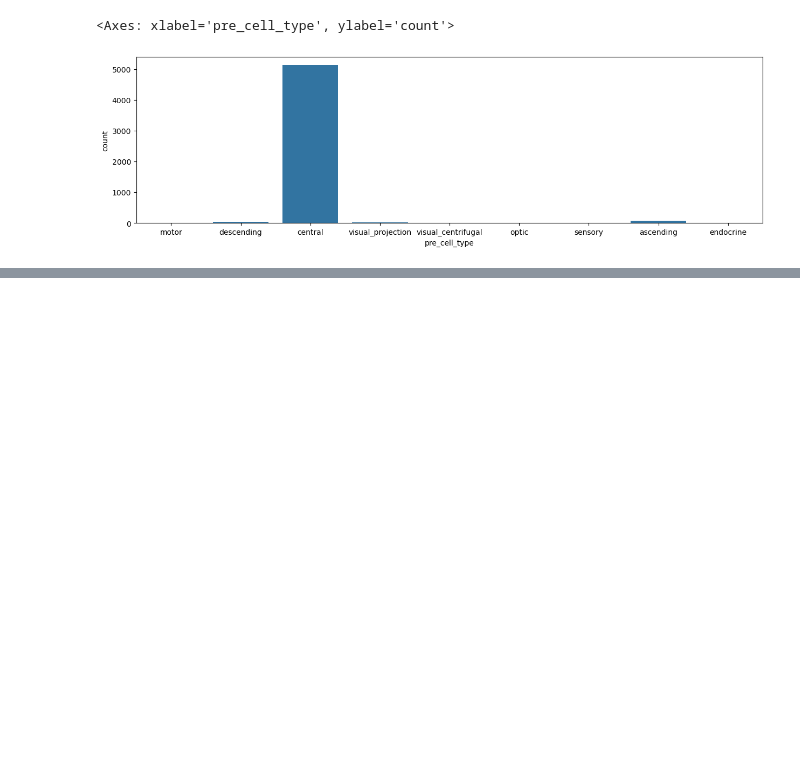
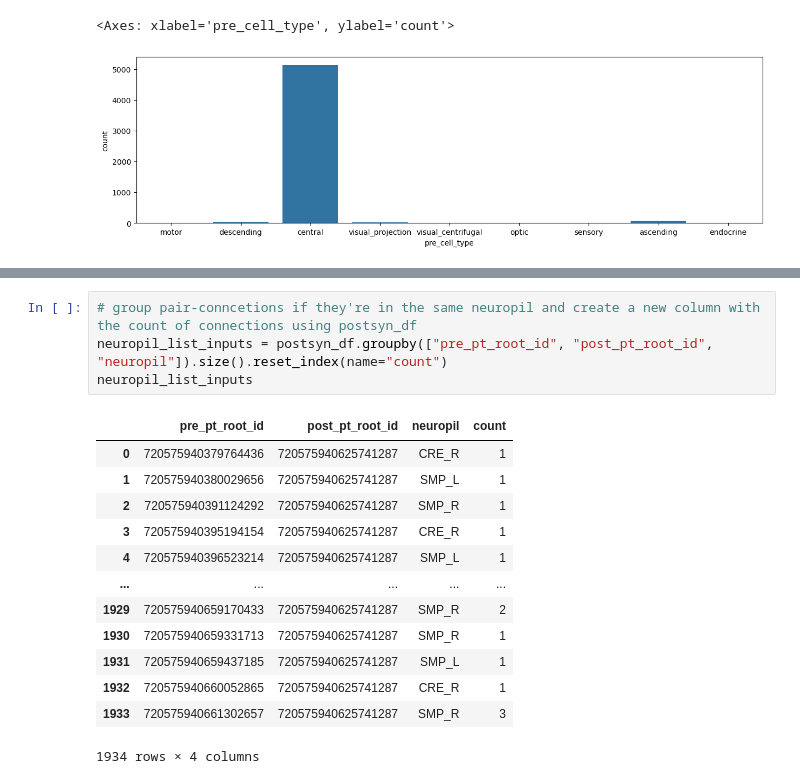
Before and after one commit to Gutierrez-lab/flybrain-clustering-rhessa, a Jupyter notebook: FlyWire/oviposition_sandbox.ipynb, the cells around one changed output, grey strips where cells are left out. Saved outputs shown, nothing was run; the diff lists cells and outputs as text; blank space fills up the shorter version.

```diff
--- a/FlyWire/oviposition_sandbox.ipynb
+++ b/FlyWire/oviposition_sandbox.ipynb
@@ -149,0 +168,18 @@ sns.countplot(post_syn_super, x="pre_cell_type", order=unique_super_class)
+# %%
+# group pair-conncetions if they're in the same neuropil and create a new column with the count of connections using postsyn_df
+neuropil_list_inputs = postsyn_df.groupby(["pre_pt_root_id", "post_pt_root_id", "neuropil"]).size().reset_index(name="count")
+neuropil_list_inputs
+# %% [output]
+|  | pre_pt_root_id | post_pt_root_id | neuropil | count |
+| 0 | 720575940379764436 | 720575940625741287 | CRE_R | 1 |
+| 1 | 720575940380029656 | 720575940625741287 | SMP_L | 1 |
+| 2 | 720575940391124292 | 720575940625741287 | SMP_R | 1 |
+| 3 | 720575940395194154 | 720575940625741287 | CRE_R | 1 |
+| 4 | 720575940396523214 | 720575940625741287 | SMP_L | 1 |
+| ... | ... | ... | ... | ... |
+| 1929 | 720575940659170433 | 720575940625741287 | SMP_R | 2 |
+| 1930 | 720575940659331713 | 720575940625741287 | SMP_R | 1 |
+| 1931 | 720575940659437185 | 720575940625741287 | SMP_L | 1 |
+| 1932 | 720575940660052865 | 720575940625741287 | CRE_R | 1 |
+| 1933 | 720575940661302657 | 720575940625741287 | SMP_R | 3 |
+1934 rows × 4 columns
```
Also changed, not shown: parts of 8 cells of this notebook.
